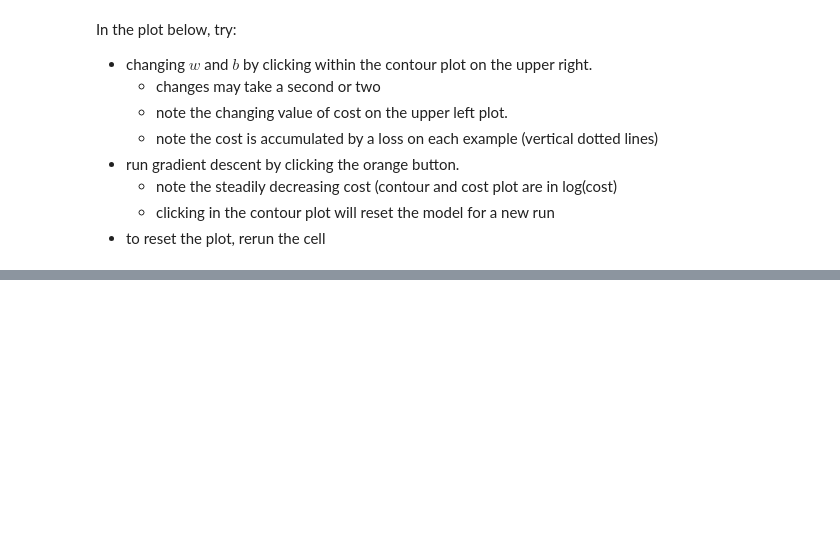
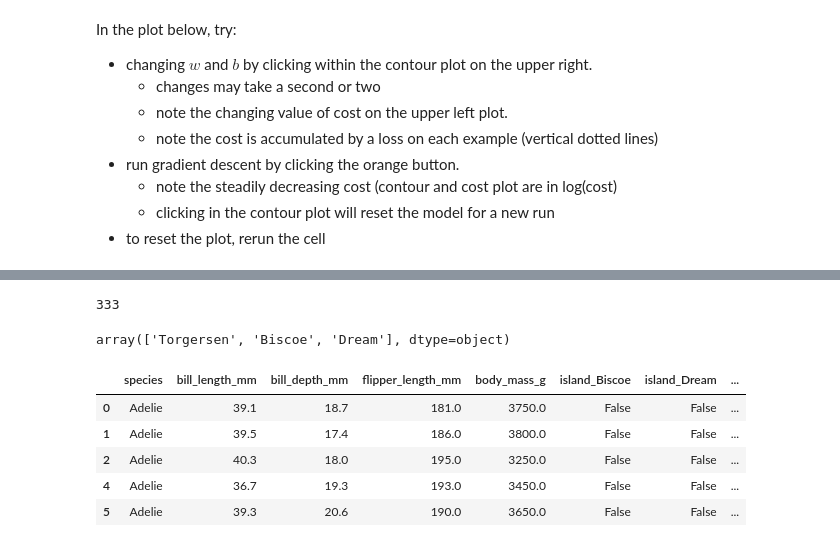
Before and after one commit to Thiyophin/Machine_learning, a Jupyter notebook: Logistic_Regression.ipynb, the cells around one changed output, grey strips where cells are left out. Saved outputs shown, nothing was run; the diff lists cells and outputs as text; code cells hidden in the pictures; blank space fills up the shorter version.

Commit message:
logistic regression example added

```diff
--- a/Logistic_Regression.ipynb
+++ b/Logistic_Regression.ipynb
@@ -738,0 +747,7 @@ In the plot below, try:
+# %%
+# Import dataset
+df = pd.read_csv('https://raw.githubusercontent.com/mwaskom/seaborn-data/master/penguins.csv')
+# The dataset chosen for this example is the penguins' dataset available with Seaborn.
+# This dataset contains information about penguins including their bill and flipper dimensions as well as mass,
+# species, and the island they inhabit. Note that the full dataset has 344 rows (or 344 penguins)
+df.head()
@@ -738,0 +770,3 @@ In the plot below, try:
+# %%
+# Drop rows containing missing values
+df.dropna(axis = 0, how = 'any', subset = None, inplace = True)
@@ -738,0 +782,20 @@ In the plot below, try:
+# %%
+len(df)
+# %% [output]
+333
+# %%
+df['island'].unique()
+# %% [output]
+array(['Torgersen', 'Biscoe', 'Dream'], dtype=object)
+# %%
+# Convert non-numeric data using one-hot encoding
+df = pd.get_dummies(df, columns=['island', 'sex'])
+# %%
+df.head()
+# %% [output]
+|  | species | bill_length_mm | bill_depth_mm | flipper_length_mm | body_mass_g | island_Biscoe | island_Dream | ... |
+| 0 | Adelie | 39.1 | 18.7 | 181.0 | 3750.0 | False | False | ... |
+| 1 | Adelie | 39.5 | 17.4 | 186.0 | 3800.0 | False | False | ... |
+| 2 | Adelie | 40.3 | 18.0 | 195.0 | 3250.0 | False | False | ... |
+| 4 | Adelie | 36.7 | 19.3 | 193.0 | 3450.0 | False | False | ... |
+| 5 | Adelie | 39.3 | 20.6 | 190.0 | 3650.0 | False | False | ... |
```
Also changed, not shown: parts of 12 cells of this notebook.
